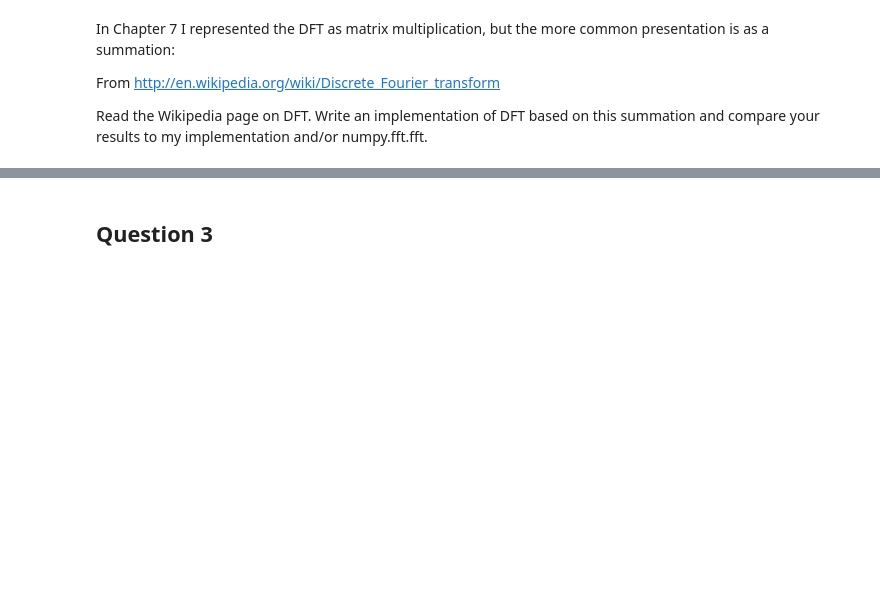
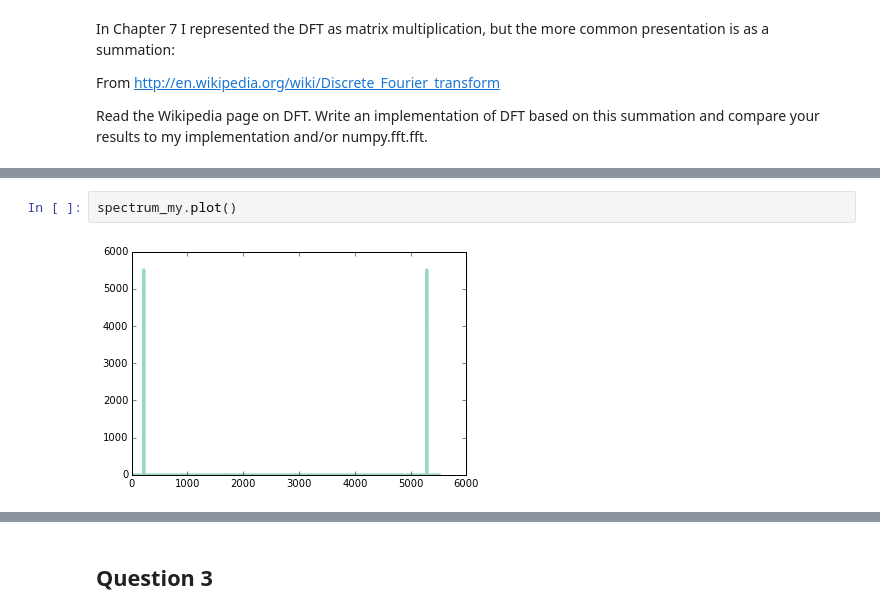
Before and after one commit to megsaysrawr/ThinkDSP, a Jupyter notebook: code/ps04.ipynb, the cells around one changed output, grey strips where cells are left out. Saved outputs shown, nothing was run; the diff lists cells and outputs as text; blank space fills up the shorter version.

```diff
--- a/code/ps04.ipynb
+++ b/code/ps04.ipynb
@@ -80,0 +113,4 @@ derp = dct_summation(ys)
+# %%
+spectrum_my.plot()
+# %% [output]
+[figure, added]
```
Also changed, not shown: parts of 23 cells of this notebook.
